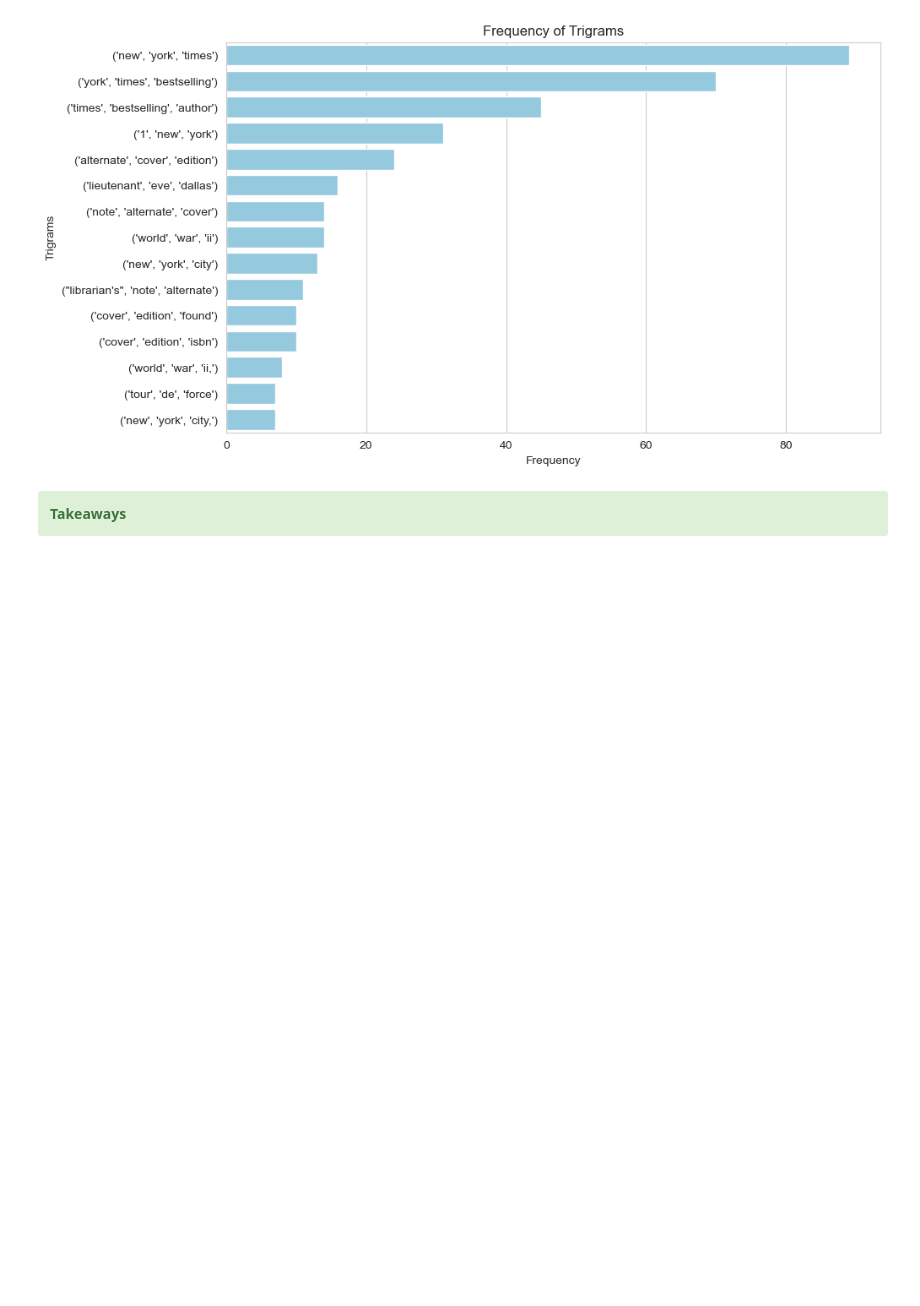
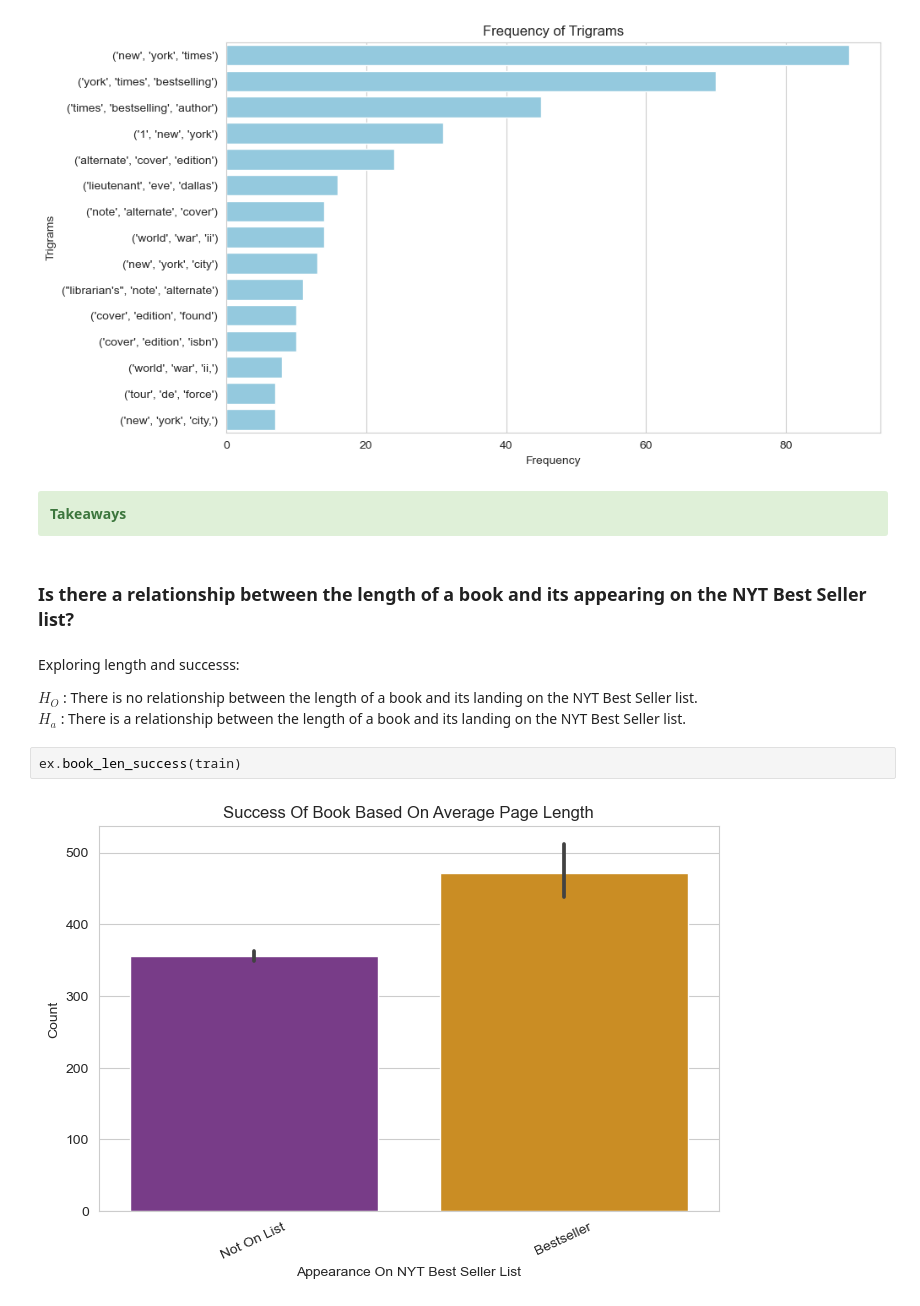
Before and after one commit to Booookkkkkssss/books_main, a Jupyter notebook: Final_Notebook.ipynb, the cells around one changed output. Cells and saved outputs as stored; diff of their text form; blank space fills up the shorter version.

```diff
--- a/Final_Notebook.ipynb
+++ b/Final_Notebook.ipynb
@@ -171,3 +164,14 @@ ex.explore_question_2(train)
 # %% [markdown]
 <div class="alert alert-block alert-success">
 <b>Takeaways</b>
+# %% [markdown]
+### Is there a relationship between the length of a book and its appearing on the NYT Best Seller list?
+# %% [markdown]
+Exploring length and successs:
+
+$H_O$ : There is no relationship between the length of a book and its landing on the NYT Best Seller list.
+$H_a$ : There is a relationship between the length of a book and its landing on the NYT Best Seller list.
+# %%
+ex.book_len_success(train)
+# %% [output]
+[figure, added]
```
Also changed, not shown: parts of 17 cells of this notebook, 1 other file.
